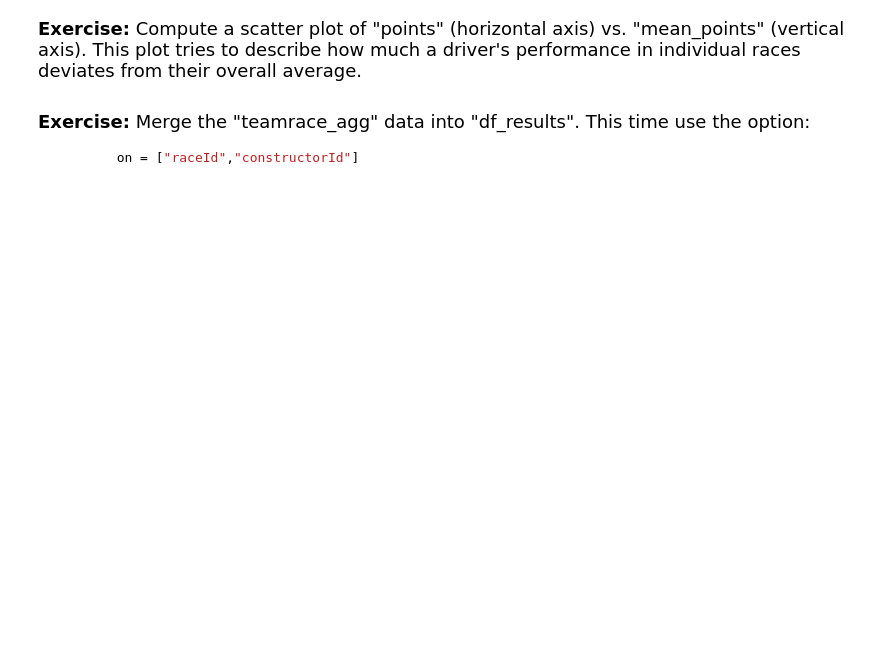
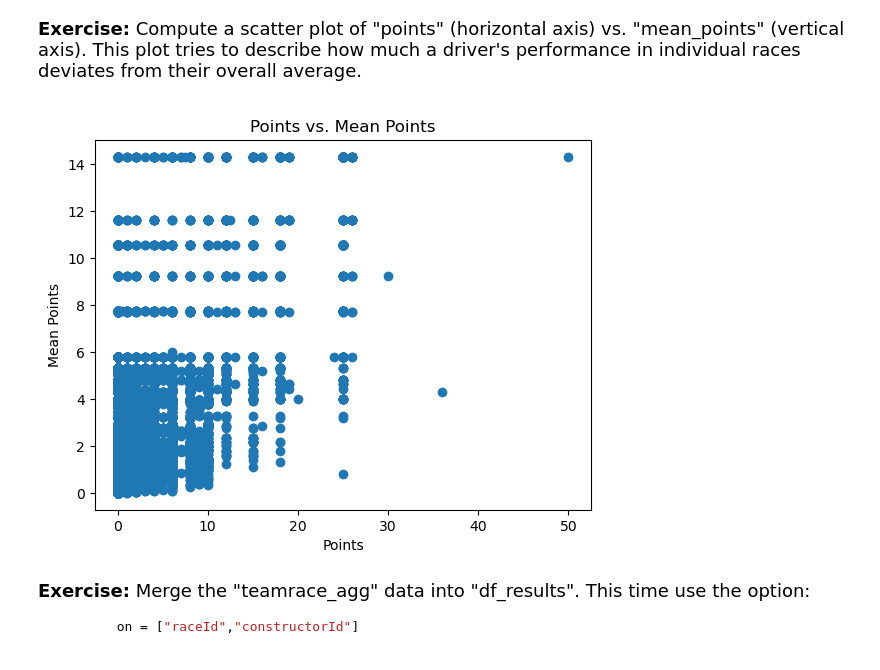
Before and after one commit to joycheng88/qtm151fall2025, a Jupyter notebook: Lecture_15-grouping_aggregating_merging/Lecture15.ipynb, the cells around one changed output. Saved outputs shown, nothing was run; the diff lists cells and outputs as text; code cells hidden in the pictures; blank space fills up the shorter version.

```diff
--- a/Lecture_15-grouping_aggregating_merging/Lecture15.ipynb
+++ b/Lecture_15-grouping_aggregating_merging/Lecture15.ipynb
@@ -587,7 +631,14 @@ results_merge
 
 **Exercise:** Compute a scatter plot of "points" (horizontal axis) vs. "mean_points" (vertical axis). This plot tries to describe how much a driver's performance in individual races deviates from their overall average.
 # %%
-# your code here
+plt.figure()
+plt.scatter(x = 'points', y='mean_points', data=results_merge)
+plt.xlabel('Points')
+plt.ylabel('Mean Points')
+plt.title('Points vs. Mean Points')
+plt.show()
+# %% [output]
+[figure, added]
 # %% [markdown]
 <font size = "4">
 
```
Also changed, not shown: parts of 6 cells of this notebook, 1 other file.
